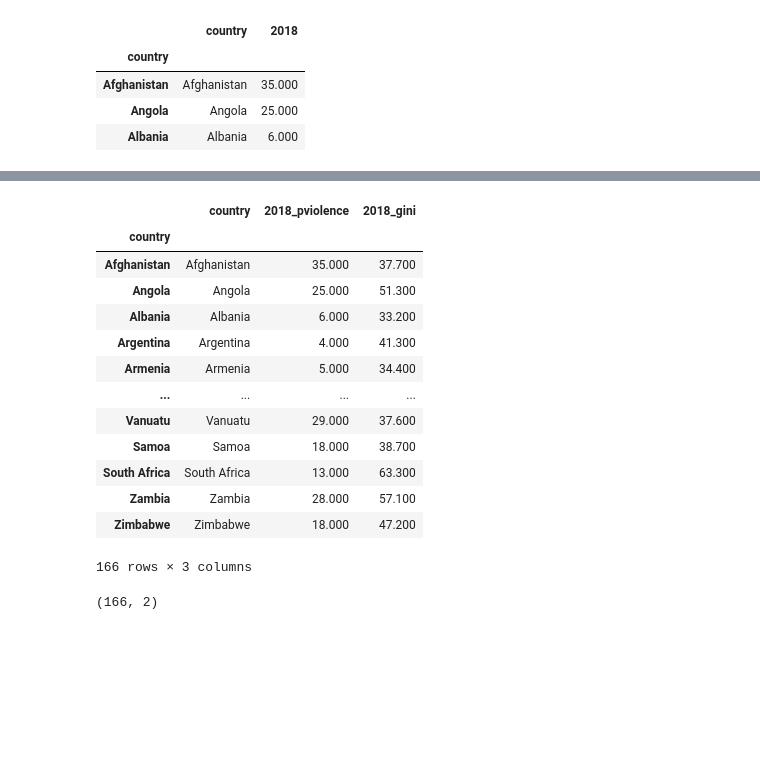
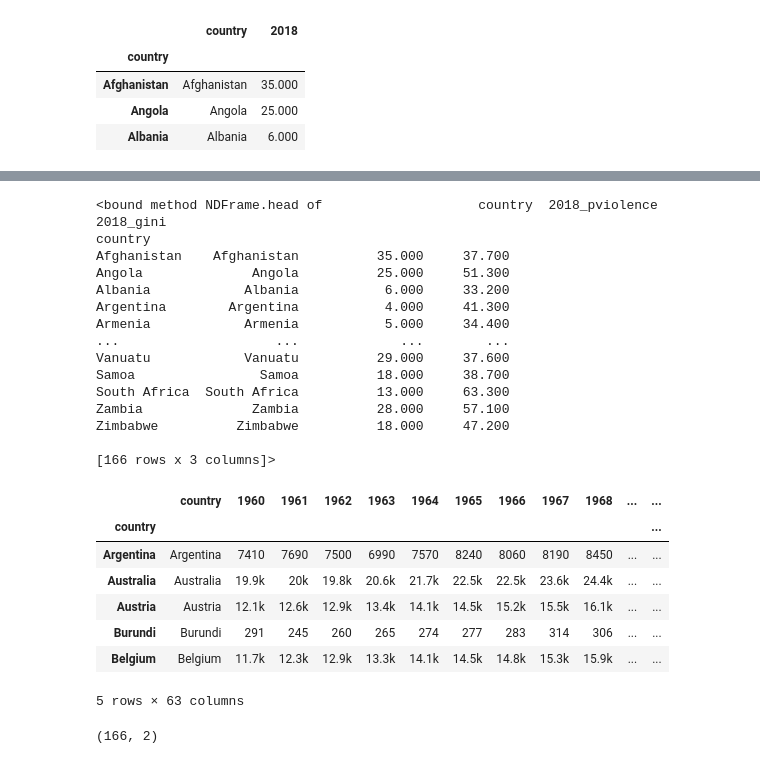
Before and after one commit to egildon/Data-and-Music, a Jupyter notebook: Porrege.ipynb, the cells around one changed output, grey strips where cells are left out. Saved outputs shown, nothing was run; the diff lists cells and outputs as text; code cells hidden in the pictures; blank space fills up the shorter version.

```diff
--- a/Porrege.ipynb
+++ b/Porrege.ipynb
@@ -142,20 +170,33 @@ new_df = partner_violence_dfni.join(gg, lsuffix='_pviolence', rsuffix='_gini' )
 # %%
 new_df
+new_df.head
 # %% [output]
-|  | country | 2018_pviolence | 2018_gini |
-| country |  |  |  |
-| Afghanistan | Afghanistan | 35.000 | 37.700 |
-| Angola | Angola | 25.000 | 51.300 |
-| Albania | Albania | 6.000 | 33.200 |
-| Argentina | Argentina | 4.000 | 41.300 |
-| Armenia | Armenia | 5.000 | 34.400 |
-| ... | ... | ... | ... |
-| Vanuatu | Vanuatu | 29.000 | 37.600 |
-| Samoa | Samoa | 18.000 | 38.700 |
-| South Africa | South Africa | 13.000 | 63.300 |
-| Zambia | Zambia | 28.000 | 57.100 |
-| Zimbabwe | Zimbabwe | 18.000 | 47.200 |
-166 rows × 3 columns
+<bound method NDFrame.head of                    country  2018_pviolence  2018_gini
+country
+Afghanistan    Afghanistan          35.000     37.700
+Angola              Angola          25.000     51.300
+Albania            Albania           6.000     33.200
+Argentina        Argentina           4.000     41.300
+Armenia            Armenia           5.000     34.400
+...                    ...             ...        ...
+Vanuatu            Vanuatu          29.000     37.600
+Samoa                Samoa          18.000     38.700
+South Africa  South Africa          13.000     63.300
+Zambia              Zambia          28.000     57.100
+Zimbabwe          Zimbabwe          18.000     47.200
+
+[166 rows x 3 columns]>
+# %%
+gdppercapita_us_inflation_adjusted_dfni.head(5)
+# %% [output]
+|  | country | 1960 | 1961 | 1962 | 1963 | 1964 | 1965 | 1966 | 1967 | 1968 | ... | ... |
+| country |  |  |  |  |  |  |  |  |  |  |  | ... |
+| Argentina | Argentina | 7410 | 7690 | 7500 | 6990 | 7570 | 8240 | 8060 | 8190 | 8450 | ... | ... |
+| Australia | Australia | 19.9k | 20k | 19.8k | 20.6k | 21.7k | 22.5k | 22.5k | 23.6k | 24.4k | ... | ... |
+| Austria | Austria | 12.1k | 12.6k | 12.9k | 13.4k | 14.1k | 14.5k | 15.2k | 15.5k | 16.1k | ... | ... |
+| Burundi | Burundi | 291 | 245 | 260 | 265 | 274 | 277 | 283 | 314 | 306 | ... | ... |
+| Belgium | Belgium | 11.7k | 12.3k | 12.9k | 13.3k | 14.1k | 14.5k | 14.8k | 15.3k | 15.9k | ... | ... |
+5 rows × 63 columns
 # %%
 partner_violence_dfn.shape
 # %% [output]
```
Also changed, not shown: parts of 8 cells of this notebook.
